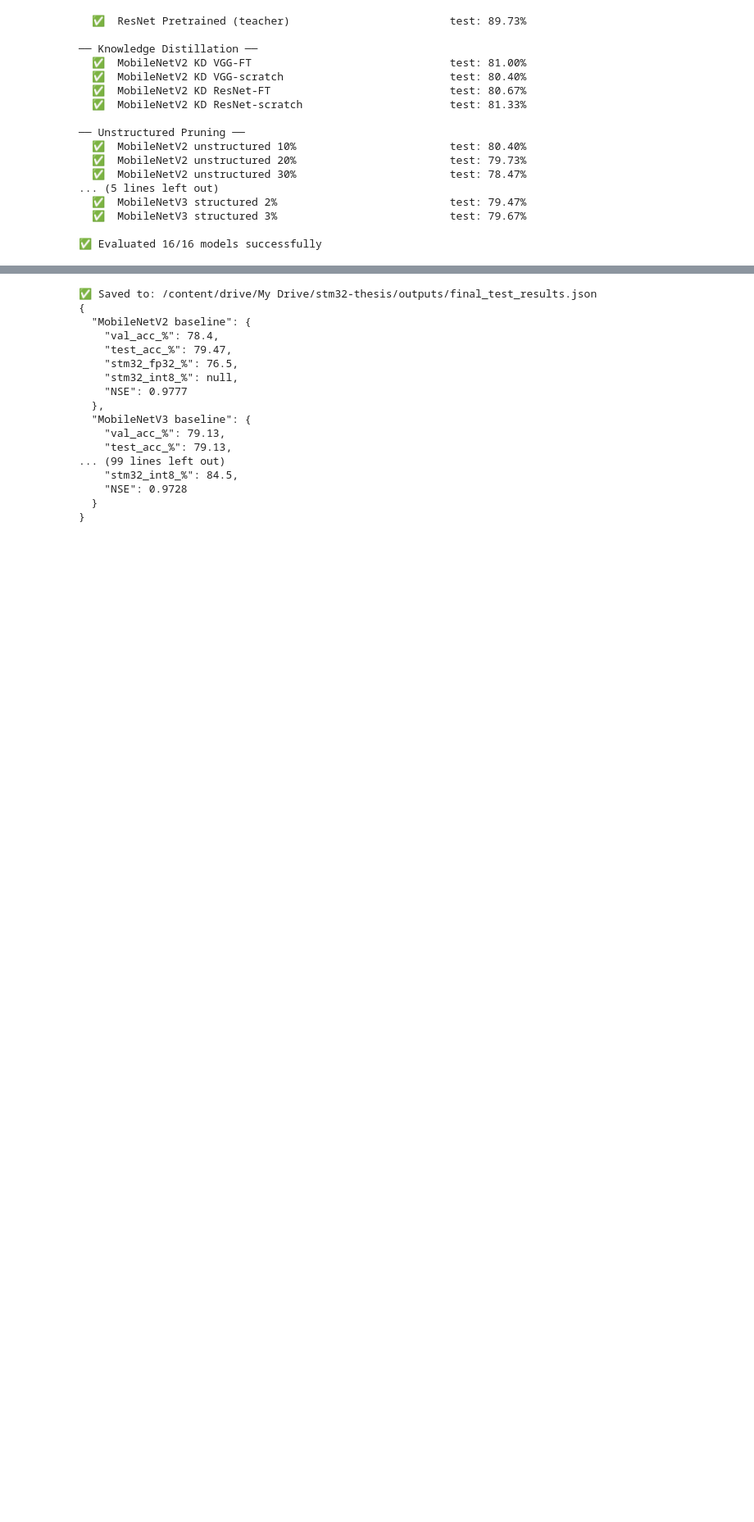
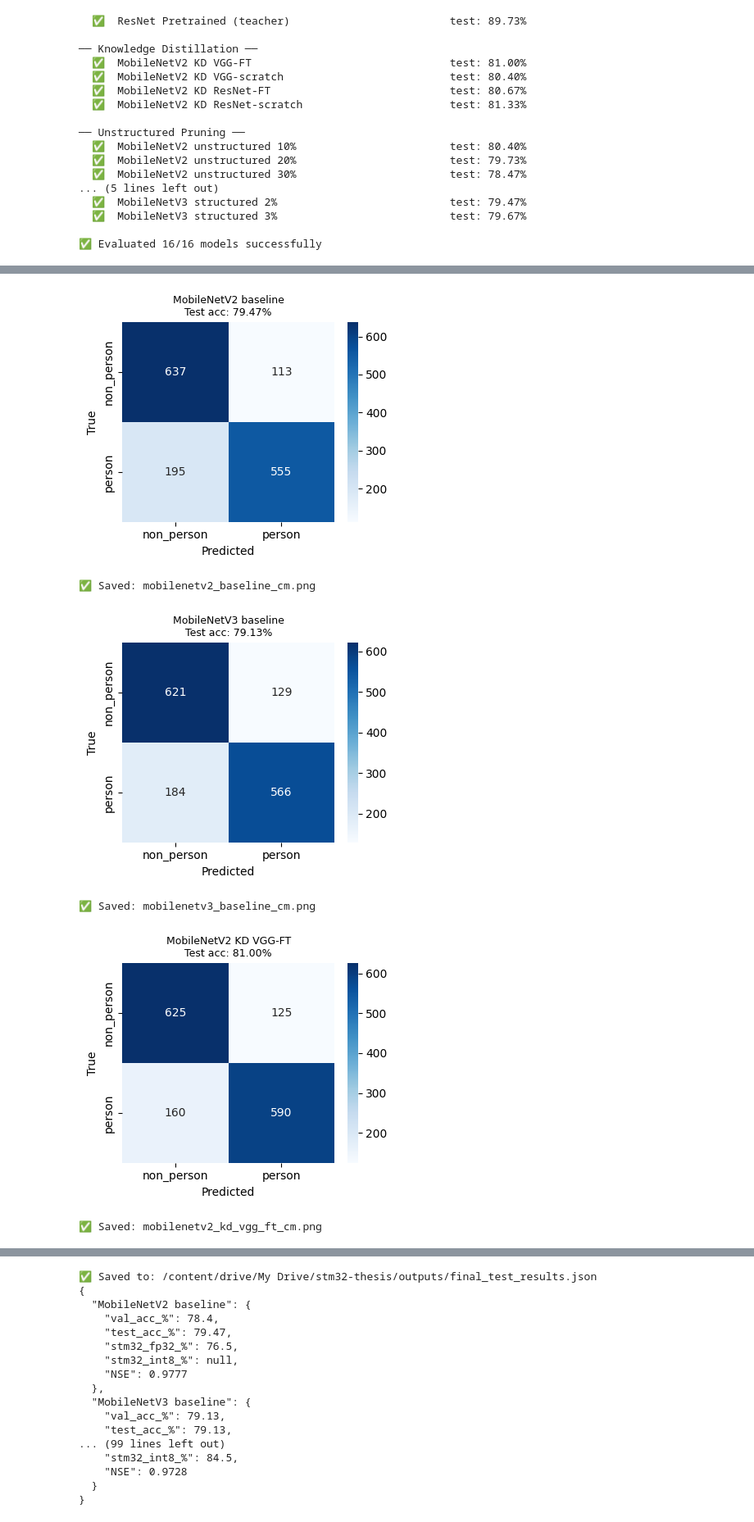
Before and after one commit to raki-rankawat/thesis-v1, a Jupyter notebook: Final_Results.ipynb, the cells around one changed output, grey strips where cells are left out. Shown at 82% size. Cells and saved outputs as stored; diff of their text form; code cells hidden in the pictures; blank space fills up the shorter version.

```diff
--- a/Final_Results.ipynb
+++ b/Final_Results.ipynb
@@ -40,6 +47,7 @@ import pandas as pd
 import torch
 import torch.nn as nn
 import matplotlib.pyplot as plt
+import matplotlib.patches as mpatches
 import seaborn as sns
 from pathlib import Path
 from sklearn.metrics import classification_report, confusion_matrix
@@ -54,8 +62,11 @@ from utils.train import setup_device
 device = setup_device(seed=41)
 CKPT   = Path("/content/drive/My Drive/stm32-thesis/checkpoints")
 QUANTZ_RECORDS_JSON = str(CKPT / "quantz_records.json")
+FIG_DIR = Path("/content/drive/My Drive/stm32-thesis/outputs/figures")
+FIG_DIR.mkdir(parents=True, exist_ok=True)
 
 print(f"Checkpoint dir : {CKPT}")
+print(f"Figures dir    : {FIG_DIR}")
 print(f"Dir exists     : {CKPT.exists()}")
 # %% [output]
 Device: cuda
@@ -369,9 +370,9 @@ key_models = [
     "MobileNetV2 baseline",
     "MobileNetV3 baseline",
     "MobileNetV2 KD VGG-FT",
-    "MobileNetV3 KD VGG-scratch",
+    "MobileNetV2 KD VGG-scratch",
     "MobileNetV2 KD ResNet-FT",
-    "MobileNetV2 KD ResNet-scratch"
+    "MobileNetV2 KD ResNet-scratch",
     "MobileNetV2 unstructured 10%",
     "MobileNetV2 unstructured 20%",
     "MobileNetV2 unstructured 30%",
@@ -410,10 +411,3 @@ weighted avg     0.7982    0.7947    0.7941      1500
     accuracy                         0.7967      1500
    macro avg     0.7971    0.7967    0.7966      1500
 weighted avg     0.7971    0.7967    0.7966      1500
-# %%
-# ── Confusion matrices ───────────────────────────────────────────────
-for name in key_models:
-    if name not in results or results[name]["acc"] is None:
-        continue
-    r = results[name]
-    plot_confusion(r["preds"], r["labels"], title=name)
@@ -431,0 +414,27 @@ for name in key_models:
+# %%
+# ── Confusion matrices — saved to Drive ─────────────────────────────
+for name in key_models:
+    if name not in results or results[name]["acc"] is None:
+        continue
+    r  = results[name]
+    cm = confusion_matrix(r["labels"], r["preds"])
+    fig, ax = plt.subplots(figsize=(4, 3.5))
+    sns.heatmap(cm, annot=True, fmt="d", cmap="Blues",
+                xticklabels=["non_person", "person"],
+                yticklabels=["non_person", "person"], ax=ax)
+    ax.set_xlabel("Predicted")
+    ax.set_ylabel("True")
+    acc_pct = results[name]["acc"] * 100
+    ax.set_title(f"{name}\nTest acc: {acc_pct:.2f}%", fontsize=9)
+    plt.tight_layout()
+    fname = name.lower().replace(" ", "_").replace("%", "pct").replace("-", "_") + "_cm.png"
+    plt.savefig(FIG_DIR / fname, dpi=150, bbox_inches="tight")
+    plt.show()
+    print(f"✅ Saved: {fname}")
+# %% [output]
+[figure, added]
+✅ Saved: mobilenetv2_baseline_cm.png
+[figure, added]
+✅ Saved: mobilenetv3_baseline_cm.png
+[figure, added]
+✅ Saved: mobilenetv2_kd_vgg_ft_cm.png
```
Also changed, not shown: parts of 16 cells of this notebook.
